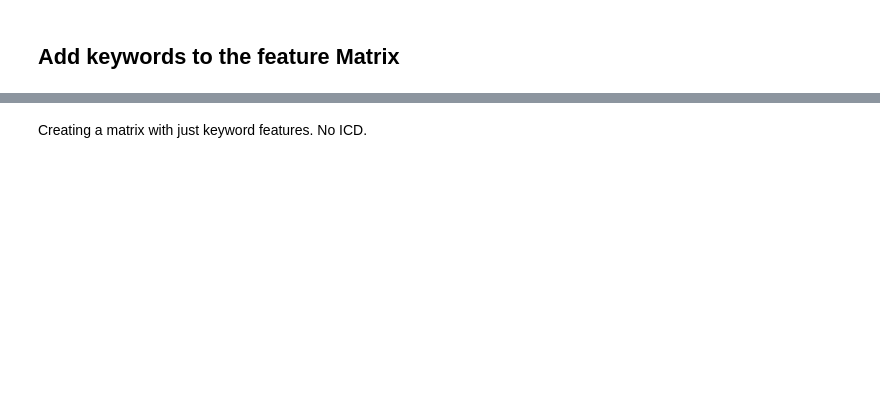
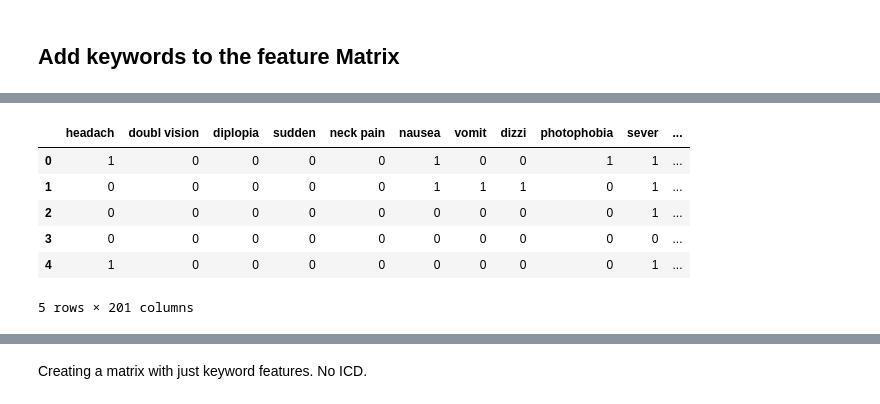
Before and after one commit to jwsearle18/NLP-SAH_identification, a Jupyter notebook: finalModel/2_add_keyword_features.ipynb, the cells around one changed output, grey strips where cells are left out. Drawn from its saved outputs; the diff is of its cells as text; code cells hidden in the pictures; blank space fills up the shorter version.

```diff
--- a/finalModel/2_add_keyword_features.ipynb
+++ b/finalModel/2_add_keyword_features.ipynb
@@ -192 +192,4 @@ bleed                 503
 dtype: int64
+# %%
+feature_list = pd.read_csv('/home/jsearle/bigDrive/NAX/NLP-SAH_identification/featureMatrix/features_list.csv', index_col=0)
+feature_list.head()
@@ -192,0 +203,5 @@ dtype: int64
+# %%
+features_to_keep = feature_list['features'].tolist()
+# %%
+justFeaturesMatrix = matrix.drop(columns=['BDSPPatientID', 'NoteDate', 'NoteTitle', 'text', 'hospital', 'annot', 'ICD'])
+justFeaturesMatrix.head()
@@ -192,0 +216,11 @@ dtype: int64
+# %%
+kept_features_matrix = justFeaturesMatrix[features_to_keep]
+kept_features_matrix.head()
+# %% [output]
+|  | headach | doubl vision | diplopia | sudden | neck pain | nausea | vomit | dizzi | photophobia | sever | ... |
+| 0 | 1 | 0 | 0 | 0 | 0 | 1 | 0 | 0 | 1 | 1 | ... |
+| 1 | 0 | 0 | 0 | 0 | 0 | 1 | 1 | 1 | 0 | 1 | ... |
+| 2 | 0 | 0 | 0 | 0 | 0 | 0 | 0 | 0 | 0 | 1 | ... |
+| 3 | 0 | 0 | 0 | 0 | 0 | 0 | 0 | 0 | 0 | 0 | ... |
+| 4 | 1 | 0 | 0 | 0 | 0 | 0 | 0 | 0 | 0 | 1 | ... |
+5 rows × 201 columns
```
Also changed, not shown: parts of 11 cells of this notebook, 15 other files.
